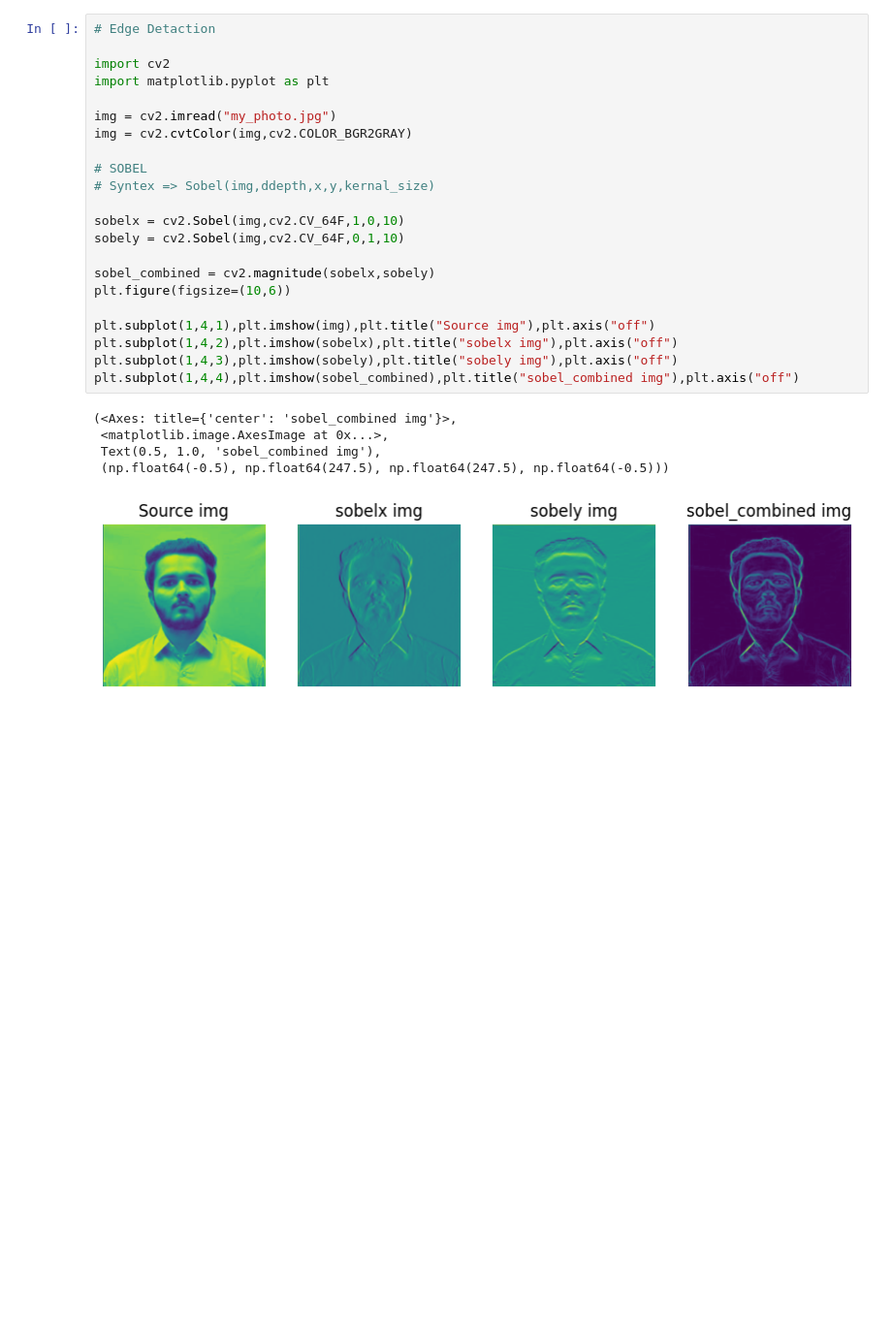
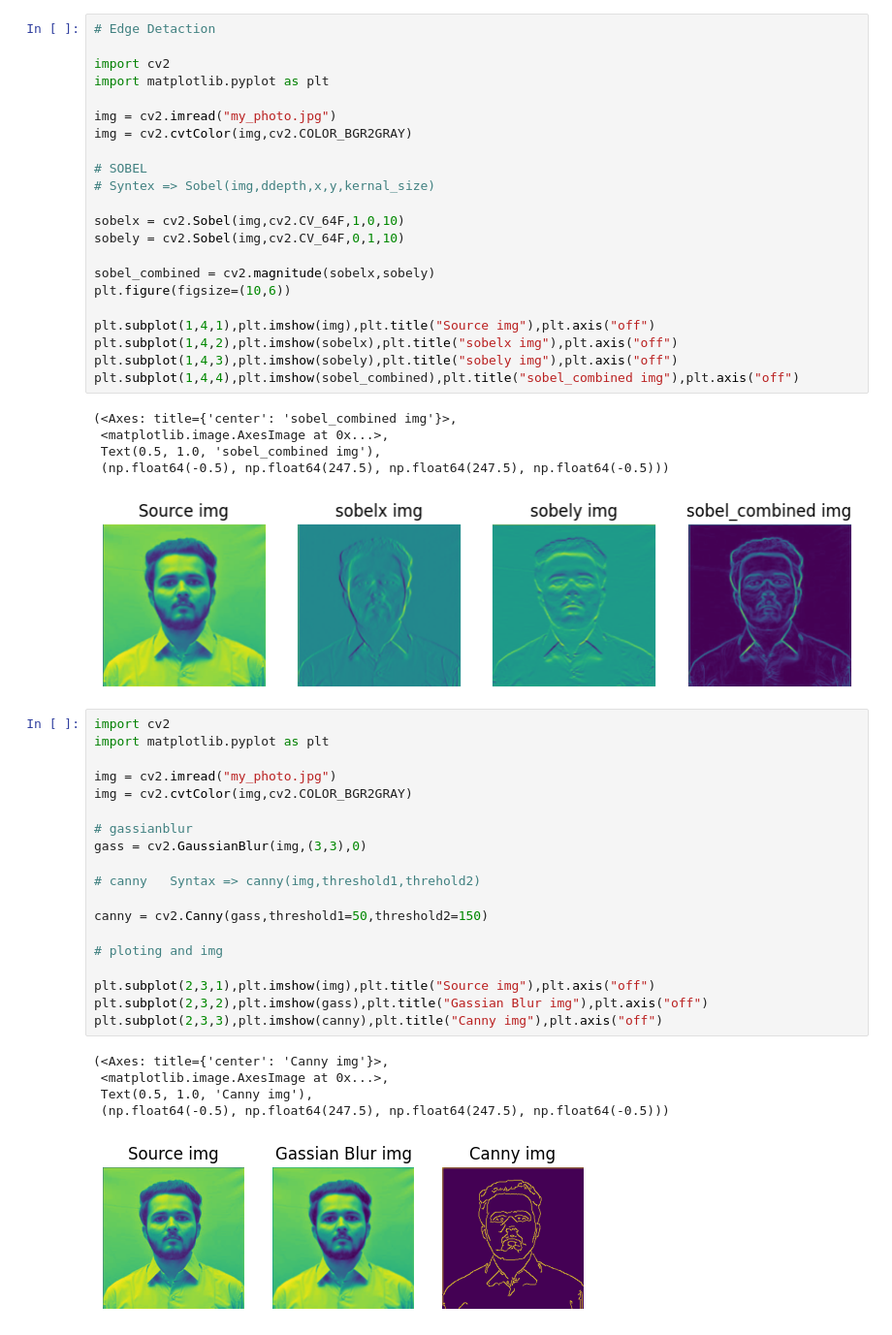
Before and after one commit to Dilnavazsida/Muchine_Learning_Programs, a Jupyter notebook: edge_detection.ipynb, the cells around one changed output. Shown: that part at 97% size. Saved outputs shown, nothing was run; the diff lists cells and outputs as text; blank space fills up the shorter version.

Commit message:
Add Canny Blur Effect

```diff
--- a/edge_detection.ipynb
+++ b/edge_detection.ipynb
@@ -26,3 +26,28 @@ plt.subplot(1,4,4),plt.imshow(sobel_combined),plt.title("sobel_combined img"),pl
  Text(0.5, 1.0, 'sobel_combined img'),
  (np.float64(-0.5), np.float64(247.5), np.float64(247.5), np.float64(-0.5)))
 [figure]
+# %%
+import cv2
+import matplotlib.pyplot as plt
+
+img = cv2.imread("my_photo.jpg")
+img = cv2.cvtColor(img,cv2.COLOR_BGR2GRAY)
+
+# gassianblur
+gass = cv2.GaussianBlur(img,(3,3),0)
+
+# canny   Syntax => canny(img,threshold1,threhold2)
+
+canny = cv2.Canny(gass,threshold1=50,threshold2=150)
+
+# ploting and img
+
+plt.subplot(2,3,1),plt.imshow(img),plt.title("Source img"),plt.axis("off")
+plt.subplot(2,3,2),plt.imshow(gass),plt.title("Gassian Blur img"),plt.axis("off")
+plt.subplot(2,3,3),plt.imshow(canny),plt.title("Canny img"),plt.axis("off")
+# %% [output]
+(<Axes: title={'center': 'Canny img'}>,
+ <matplotlib.image.AxesImage at 0x...>,
+ Text(0.5, 1.0, 'Canny img'),
+ (np.float64(-0.5), np.float64(247.5), np.float64(247.5), np.float64(-0.5)))
+[figure, added]
```
